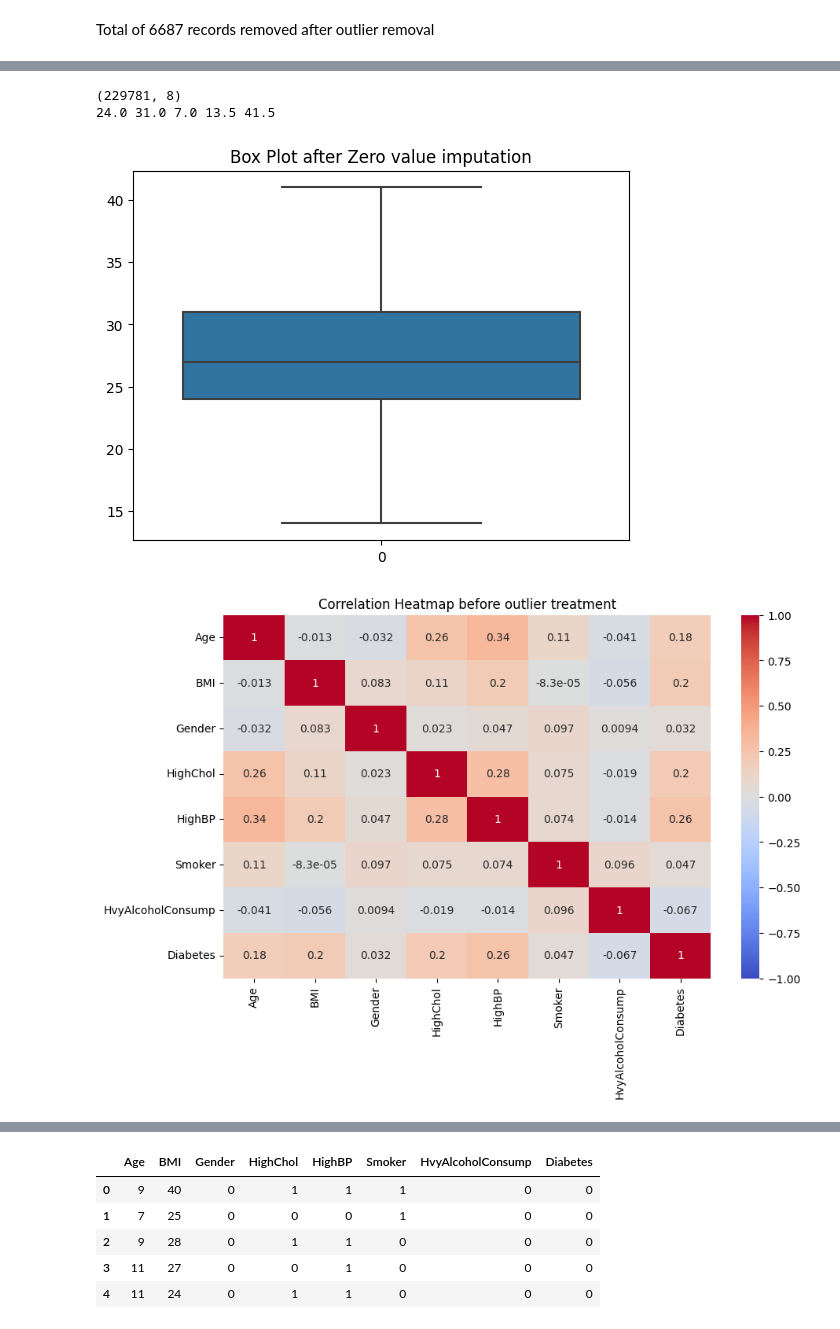
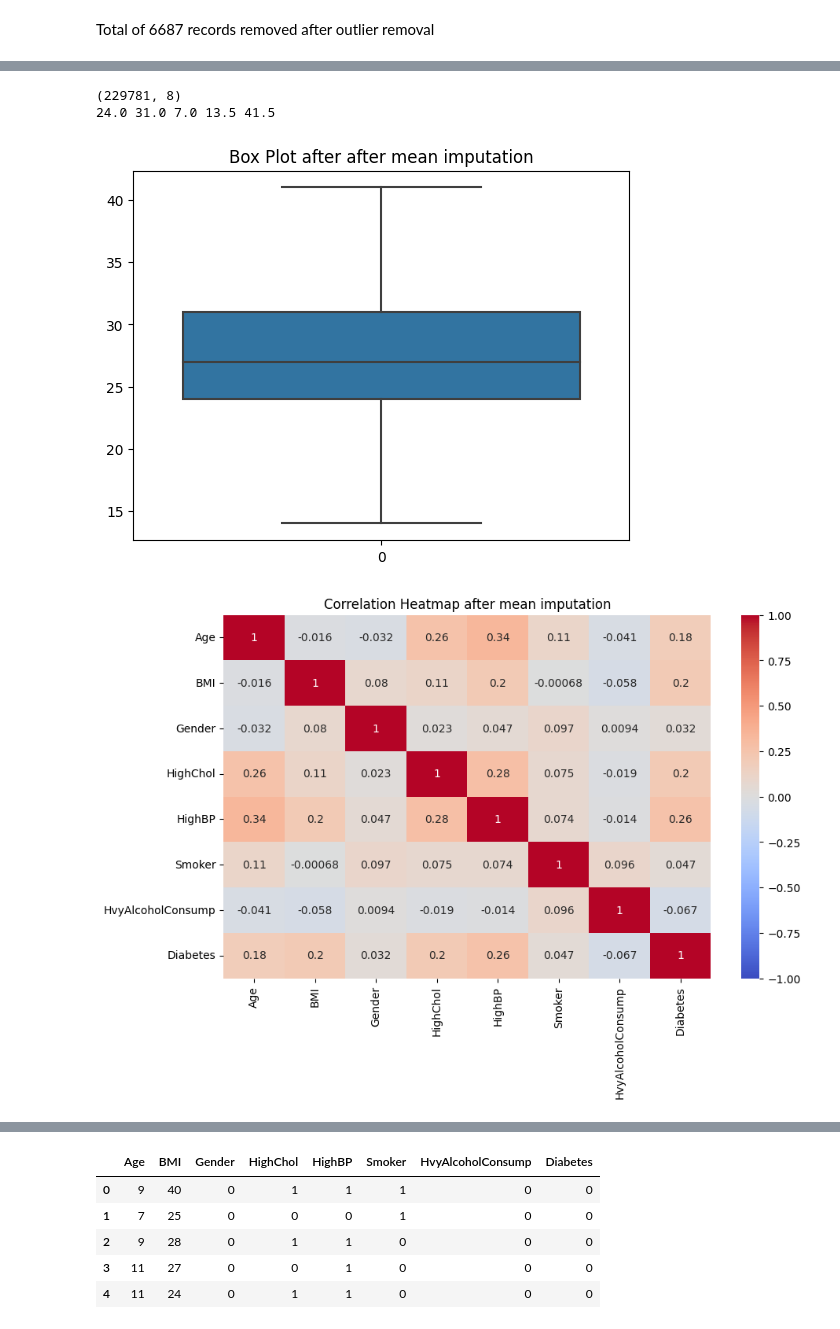
Before and after one commit to pdpavandesai/MergingDiabetesData, a Jupyter notebook: GabrielDatasetAnalysis.ipynb, the cells around one changed output, grey strips where cells are left out. Saved outputs shown, nothing was run; the diff lists cells and outputs as text; code cells hidden in the pictures.

```diff
--- a/GabrielDatasetAnalysis.ipynb
+++ b/GabrielDatasetAnalysis.ipynb
@@ -421,34 +458,34 @@ plt.show()
 # %%
-# Median Imputation
+# Mean Imputation
 q1=0
 q3=0
 iqr=0
 Lower_tail=0
 Upper_tail=0
-for i in df_MedianImputation['BMI']:
-  q1 = df_MedianImputation['BMI'].quantile(0.25)
-  q3 = df_MedianImputation['BMI'].quantile(0.75)
+for i in df_MeanImputation['BMI']:
+  q1 = df_MeanImputation['BMI'].quantile(0.25)
+  q3 = df_MeanImputation['BMI'].quantile(0.75)
   iqr = q3-q1
   Lower_tail = q1 - 1.5 * iqr
   Upper_tail = q3 + 1.5 * iqr
   if i > Upper_tail or i < Lower_tail:
-    df_MedianImputation['BMI'] = df_MedianImputation['BMI']. replace (i, np.median(df_MedianImputation['BMI']))
+    df_MeanImputation['BMI'] = df_MeanImputation['BMI']. replace (i, np.mean(df_MeanImputation['BMI']))
 
-print(df_MedianImputation.shape)
+print(df_MeanImputation.shape)
 print(q1,q3,iqr,Lower_tail,Upper_tail)
 
-sns.boxplot (df_MedianImputation['BMI'])
-plt.title("Box Plot after Zero value imputation")
+sns.boxplot (df_MeanImputation['BMI'])
+plt.title("Box Plot after after mean imputation")
 plt.show()
 
-corr_matrix = df_MedianImputation.corr()
+corr_matrix = df_MeanImputation.corr()
 plt.figure(figsize=(10, 6))  # Adjust the figure size if needed
 # Generate the heatmap
 sns.heatmap(corr_matrix, annot=True, cmap='coolwarm', vmin=-1, vmax=1)
-plt.title('Correlation Heatmap before outlier treatment')
+plt.title('Correlation Heatmap after mean imputation')
 plt.show()
 # %% [output]
 (229781, 8)
 24.0 31.0 7.0 13.5 41.5
-[figure, old version]
+[figure, new version]
-[figure, old version]
+[figure, new version]
```
Also changed, not shown: parts of 7 cells of this notebook.
